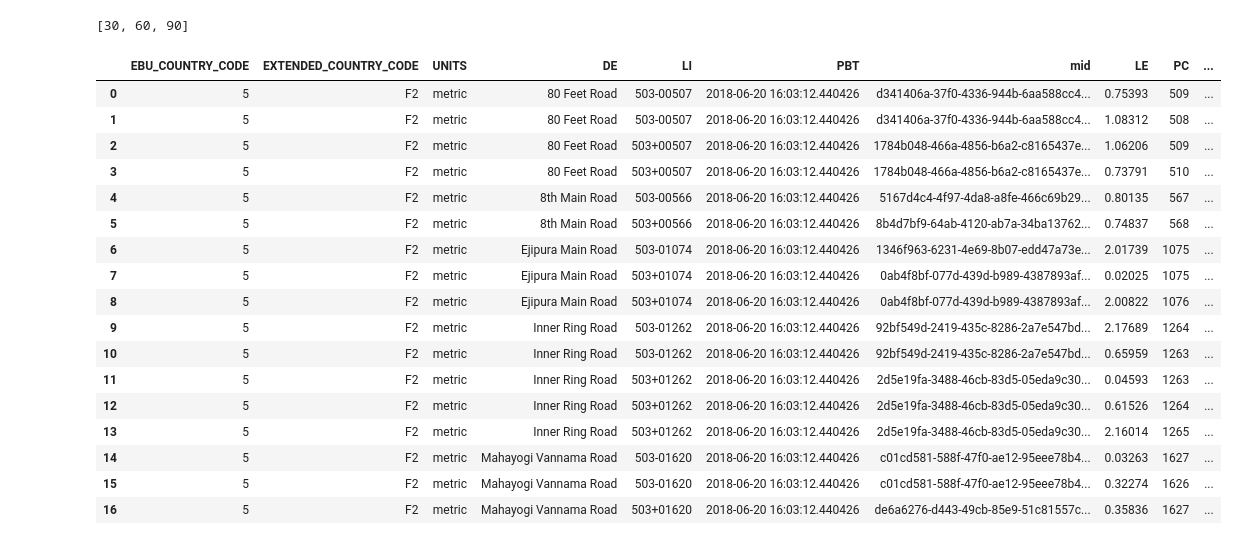
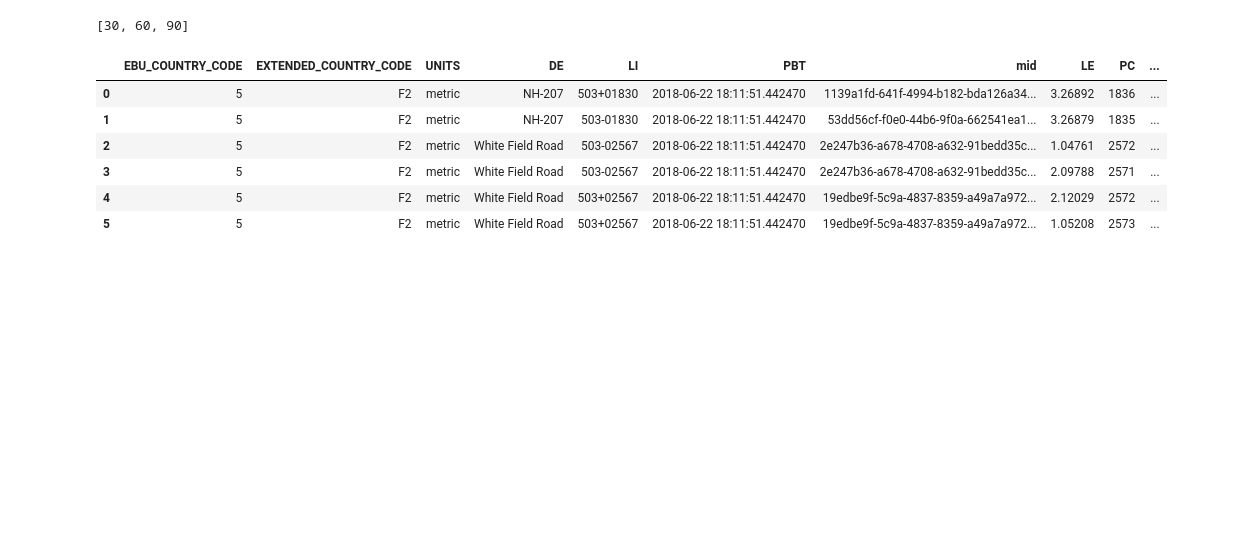
Before and after one commit to Eudie/Traffic_Simulation, a Jupyter notebook: test.ipynb, the cells around one changed output. Drawn from its saved outputs; the diff is of its cells as text; code cells hidden in the pictures; blank space fills up the shorter version.

```diff
--- a/test.ipynb
+++ b/test.ipynb
@@ -96,3 +91,10 @@ maxlon="77.6337735827"
+# %%
+minlon, minlat, maxlon, maxlat = 77.7519486464,12.9833797192,77.7528560462,12.9842016832
+
+minlat=str(minlat)
+minlon=str(minlon)
+maxlat=str(maxlat)
+maxlon=str(maxlon)
 # %%
 def create_data_1(dictionary):
         import datetime
@@ -168,31 +170,21 @@ def get_realtime_data():
 
 
     ori=requests.get(ori)
-
+    ori_json = ori.json()
     ori=create_data_1(ori.json())
-    return ori
+    return ori, ori_json
 # %%
-data = get_realtime_data()
+data, j_data = get_realtime_data()
+data['SHP'] = data['SHP'].astype(str)
 data
 # %% [output]
 |  | EBU_COUNTRY_CODE | EXTENDED_COUNTRY_CODE | UNITS | DE | LI | PBT | mid | LE | PC | ... |
-| 0 | 5 | F2 | metric | 80 Feet Road | 503-00507 | 2018-06-20 16:03:12.440426 | d341406a-37f0-4336-944b-6aa588cc4... | 0.75393 | 509 | ... |
-| 1 | 5 | F2 | metric | 80 Feet Road | 503-00507 | 2018-06-20 16:03:12.440426 | d341406a-37f0-4336-944b-6aa588cc4... | 1.08312 | 508 | ... |
-| 2 | 5 | F2 | metric | 80 Feet Road | 503+00507 | 2018-06-20 16:03:12.440426 | 1784b048-466a-4856-b6a2-c8165437e... | 1.06206 | 509 | ... |
-| 3 | 5 | F2 | metric | 80 Feet Road | 503+00507 | 2018-06-20 16:03:12.440426 | 1784b048-466a-4856-b6a2-c8165437e... | 0.73791 | 510 | ... |
-| 4 | 5 | F2 | metric | 8th Main Road | 503-00566 | 2018-06-20 16:03:12.440426 | 5167d4c4-4f97-4da8-a8fe-466c69b29... | 0.80135 | 567 | ... |
-| 5 | 5 | F2 | metric | 8th Main Road | 503+00566 | 2018-06-20 16:03:12.440426 | 8b4d7bf9-64ab-4120-ab7a-34ba13762... | 0.74837 | 568 | ... |
-| 6 | 5 | F2 | metric | Ejipura Main Road | 503-01074 | 2018-06-20 16:03:12.440426 | 1346f963-6231-4e69-8b07-edd47a73e... | 2.01739 | 1075 | ... |
-| 7 | 5 | F2 | metric | Ejipura Main Road | 503+01074 | 2018-06-20 16:03:12.440426 | 0ab4f8bf-077d-439d-b989-4387893af... | 0.02025 | 1075 | ... |
-| 8 | 5 | F2 | metric | Ejipura Main Road | 503+01074 | 2018-06-20 16:03:12.440426 | 0ab4f8bf-077d-439d-b989-4387893af... | 2.00822 | 1076 | ... |
-| 9 | 5 | F2 | metric | Inner Ring Road | 503-01262 | 2018-06-20 16:03:12.440426 | 92bf549d-2419-435c-8286-2a7e547bd... | 2.17689 | 1264 | ... |
-| 10 | 5 | F2 | metric | Inner Ring Road | 503-01262 | 2018-06-20 16:03:12.440426 | 92bf549d-2419-435c-8286-2a7e547bd... | 0.65959 | 1263 | ... |
-| 11 | 5 | F2 | metric | Inner Ring Road | 503+01262 | 2018-06-20 16:03:12.440426 | 2d5e19fa-3488-46cb-83d5-05eda9c30... | 0.04593 | 1263 | ... |
-| 12 | 5 | F2 | metric | Inner Ring Road | 503+01262 | 2018-06-20 16:03:12.440426 | 2d5e19fa-3488-46cb-83d5-05eda9c30... | 0.61526 | 1264 | ... |
-| 13 | 5 | F2 | metric | Inner Ring Road | 503+01262 | 2018-06-20 16:03:12.440426 | 2d5e19fa-3488-46cb-83d5-05eda9c30... | 2.16014 | 1265 | ... |
-| 14 | 5 | F2 | metric | Mahayogi Vannama Road | 503-01620 | 2018-06-20 16:03:12.440426 | c01cd581-588f-47f0-ae12-95eee78b4... | 0.03263 | 1627 | ... |
-| 15 | 5 | F2 | metric | Mahayogi Vannama Road | 503-01620 | 2018-06-20 16:03:12.440426 | c01cd581-588f-47f0-ae12-95eee78b4... | 0.32274 | 1626 | ... |
-| 16 | 5 | F2 | metric | Mahayogi Vannama Road | 503+01620 | 2018-06-20 16:03:12.440426 | de6a6276-d443-49cb-85e9-51c81557c... | 0.35836 | 1627 | ... |
+| 0 | 5 | F2 | metric | NH-207 | 503+01830 | 2018-06-22 18:11:51.442470 | 1139a1fd-641f-4994-b182-bda126a34... | 3.26892 | 1836 | ... |
+| 1 | 5 | F2 | metric | NH-207 | 503-01830 | 2018-06-22 18:11:51.442470 | 53dd56cf-f0e0-44b6-9f0a-662541ea1... | 3.26879 | 1835 | ... |
+| 2 | 5 | F2 | metric | White Field Road | 503-02567 | 2018-06-22 18:11:51.442470 | 2e247b36-a678-4708-a632-91bedd35c... | 1.04761 | 2572 | ... |
+| 3 | 5 | F2 | metric | White Field Road | 503-02567 | 2018-06-22 18:11:51.442470 | 2e247b36-a678-4708-a632-91bedd35c... | 2.09788 | 2571 | ... |
+| 4 | 5 | F2 | metric | White Field Road | 503+02567 | 2018-06-22 18:11:51.442470 | 19edbe9f-5c9a-4837-8359-a49a7a972... | 2.12029 | 2572 | ... |
+| 5 | 5 | F2 | metric | White Field Road | 503+02567 | 2018-06-22 18:11:51.442470 | 19edbe9f-5c9a-4837-8359-a49a7a972... | 1.05208 | 2573 | ... |
 # %%
 def traffic_map_across_city_historical(traffic_data):
 
```
Also changed, not shown: parts of 16 cells of this notebook, 3 other files.
